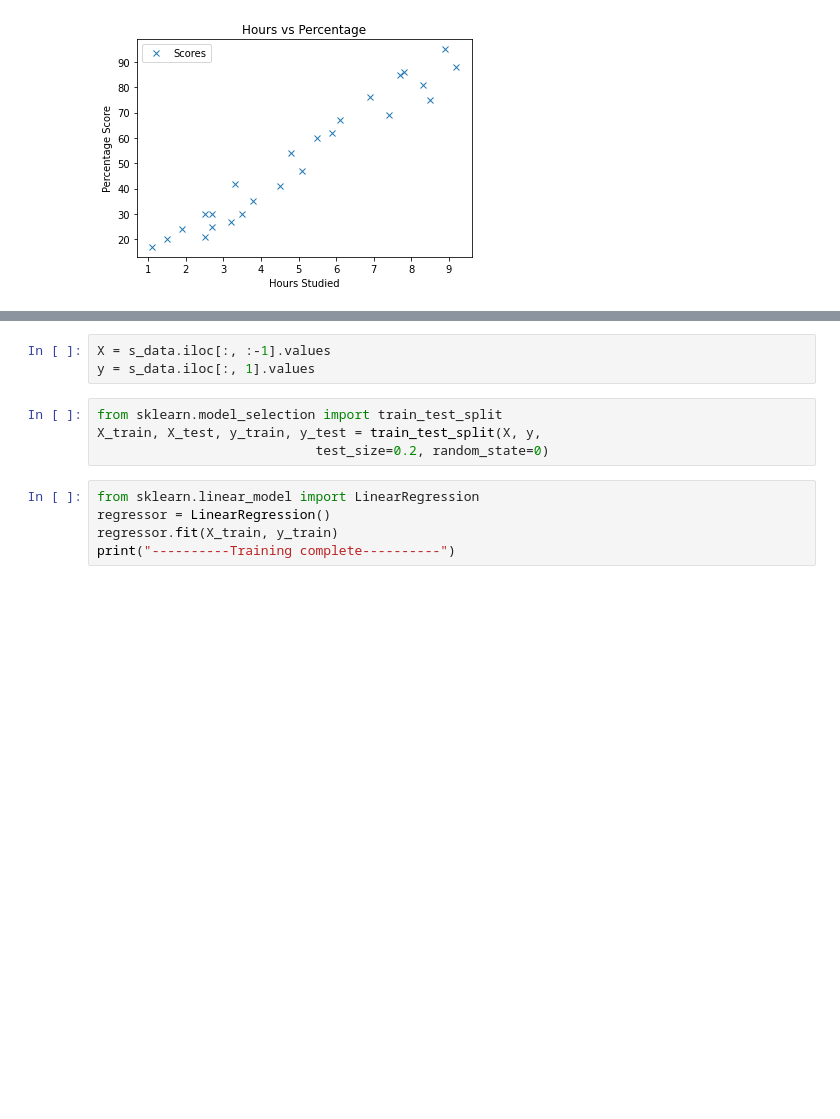
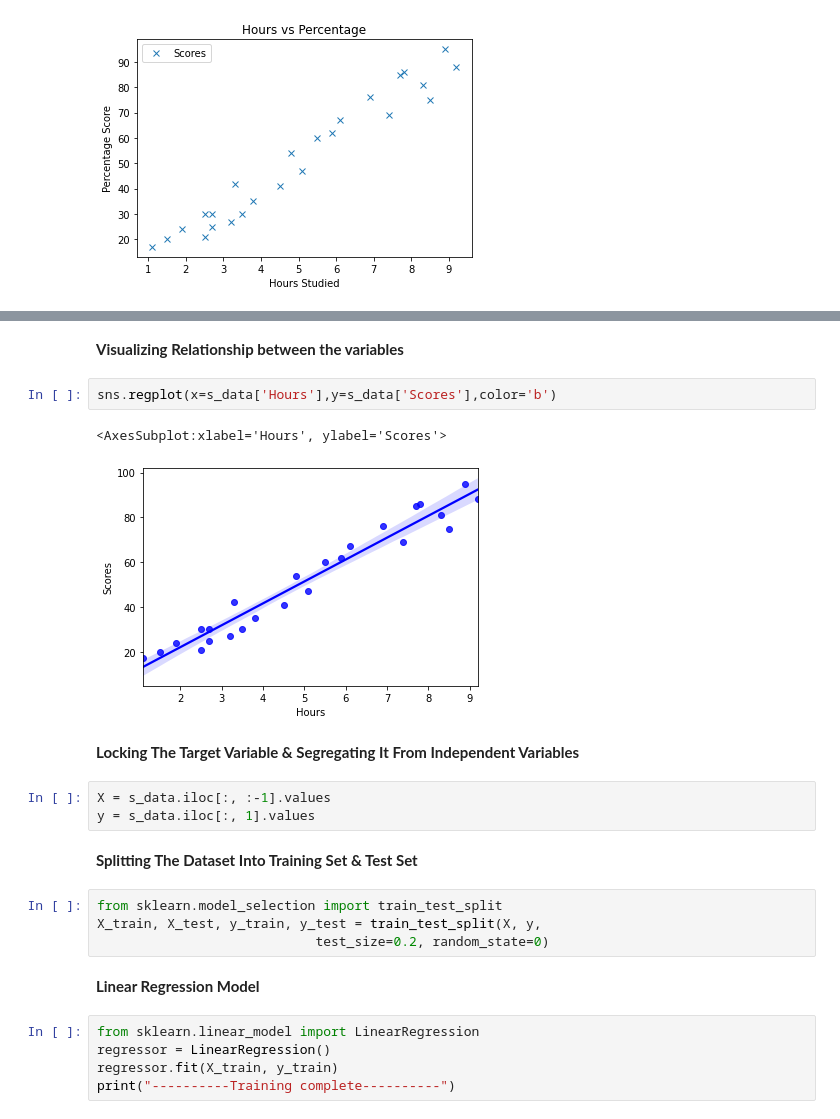
Before and after one commit to harshnagoriya/Machine-Learning-Concepts, a Jupyter notebook: basics/Supervised_Machine_Learning.ipynb, the cells around one changed output, grey strips where cells are left out. Drawn from its saved outputs; the diff is of its cells as text; blank space fills up the shorter version.

```diff
--- a/basics/Supervised_Machine_Learning.ipynb
+++ b/basics/Supervised_Machine_Learning.ipynb
@@ -31,10 +87,23 @@ plt.show()
+# %% [markdown]
+**Visualizing Relationship between the variables**
+# %%
+sns.regplot(x=s_data['Hours'],y=s_data['Scores'],color='b')
+# %% [output]
+<AxesSubplot:xlabel='Hours', ylabel='Scores'>
+[figure, added]
+# %% [markdown]
+**Locking The Target Variable & Segregating It From Independent Variables**
 # %%
 X = s_data.iloc[:, :-1].values
 y = s_data.iloc[:, 1].values
+# %% [markdown]
+**Splitting The Dataset Into Training Set & Test Set**
 # %%
 from sklearn.model_selection import train_test_split
 X_train, X_test, y_train, y_test = train_test_split(X, y,
                             test_size=0.2, random_state=0)
+# %% [markdown]
+**Linear Regression Model**
 # %%
 from sklearn.linear_model import LinearRegression
 regressor = LinearRegression()
```
Also changed, not shown: parts of 57 cells of this notebook.
